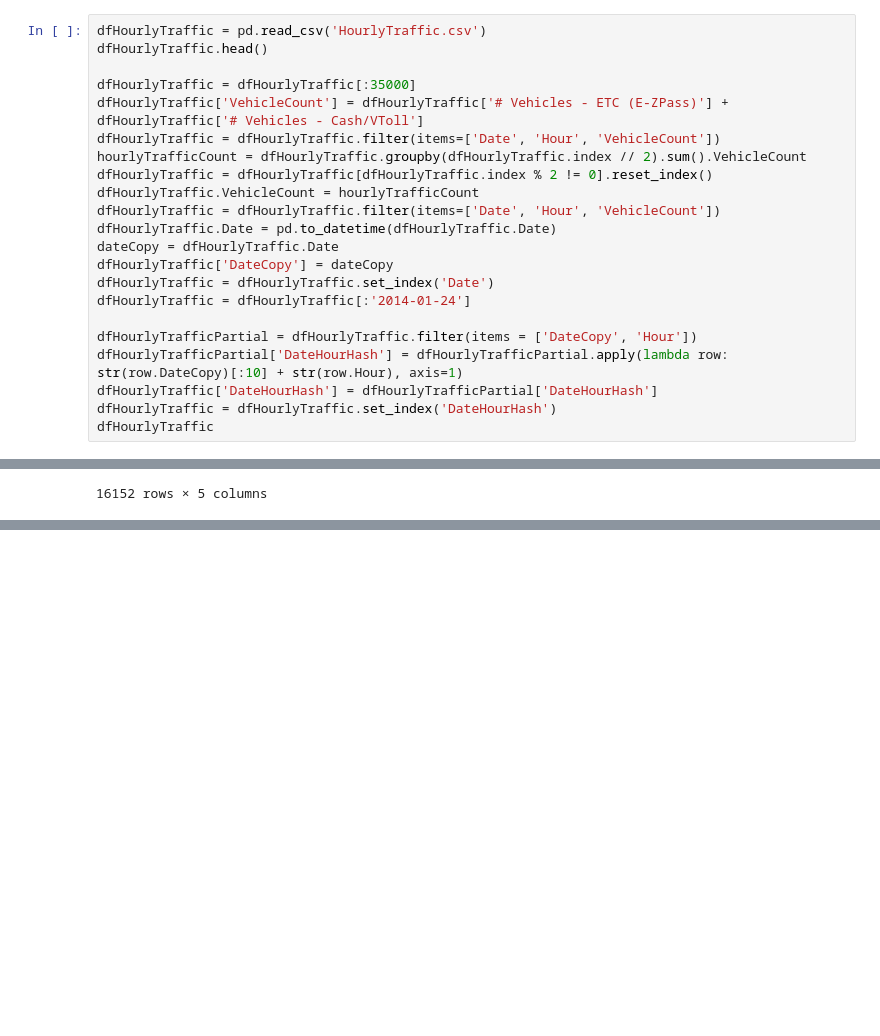
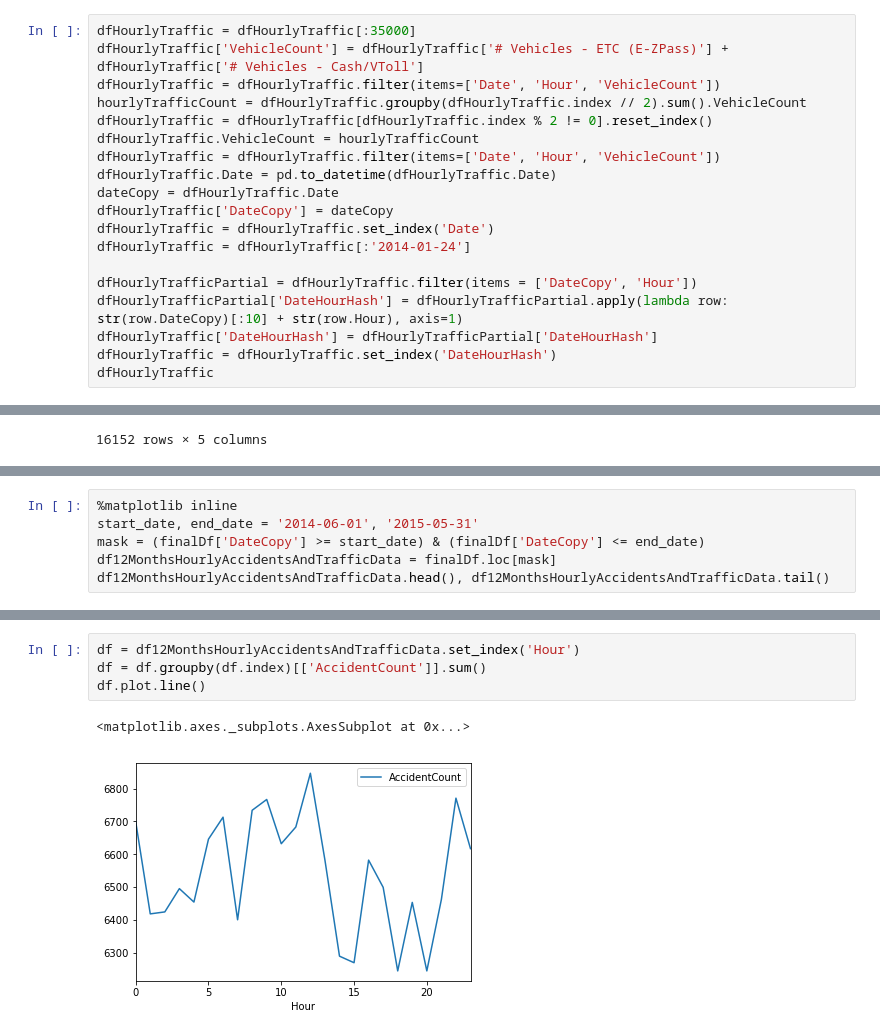
Before and after one commit to DeeptanshuM/HackHarvard2018, a Jupyter notebook: DataCleaningandProcessing.ipynb, the cells around one changed output, grey strips where cells are left out. Drawn from its saved outputs; the diff is of its cells as text; blank space fills up the shorter version.

Commit message:
added plots for each training feature  vs #accidents

```diff
--- a/DataCleaningandProcessing.ipynb
+++ b/DataCleaningandProcessing.ipynb
@@ -38,9 +59,6 @@ dfVehicleCrashes.head()
 # %% [markdown]
 #### Modifying hourly traffic data to get Date-Hour-VehicleCount and Creating new df of 0 accidents
 # %%
-dfHourlyTraffic = pd.read_csv('HourlyTraffic.csv')
-dfHourlyTraffic.head()
-
 dfHourlyTraffic = dfHourlyTraffic[:35000]
 dfHourlyTraffic['VehicleCount'] = dfHourlyTraffic['# Vehicles - ETC (E-ZPass)'] + dfHourlyTraffic['# Vehicles - Cash/VToll']
 dfHourlyTraffic = dfHourlyTraffic.filter(items=['Date', 'Hour', 'VehicleCount'])
@@ -162,0 +183,6 @@ finalDf
+# %%
+%matplotlib inline
+start_date, end_date = '2014-06-01', '2015-05-31'
+mask = (finalDf['DateCopy'] >= start_date) & (finalDf['DateCopy'] <= end_date)
+df12MonthsHourlyAccidentsAndTrafficData = finalDf.loc[mask]
+df12MonthsHourlyAccidentsAndTrafficData.head(), df12MonthsHourlyAccidentsAndTrafficData.tail()
@@ -162,0 +204,7 @@ finalDf
+# %%
+df = df12MonthsHourlyAccidentsAndTrafficData.set_index('Hour')
+df = df.groupby(df.index)[['AccidentCount']].sum()
+df.plot.line()
+# %% [output]
+<matplotlib.axes._subplots.AxesSubplot at 0x...>
+[figure, added]
```
Also changed, not shown: parts of 6 cells of this notebook.
